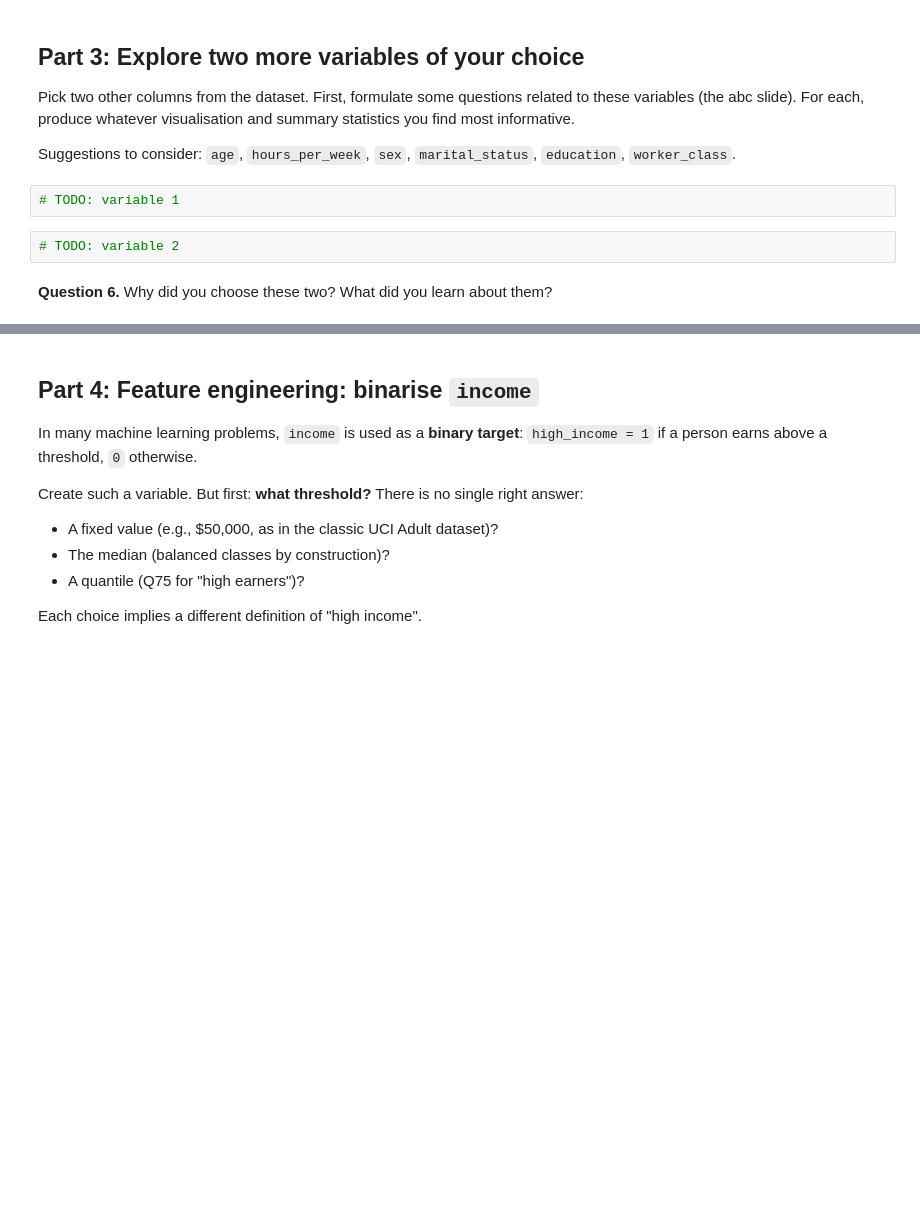
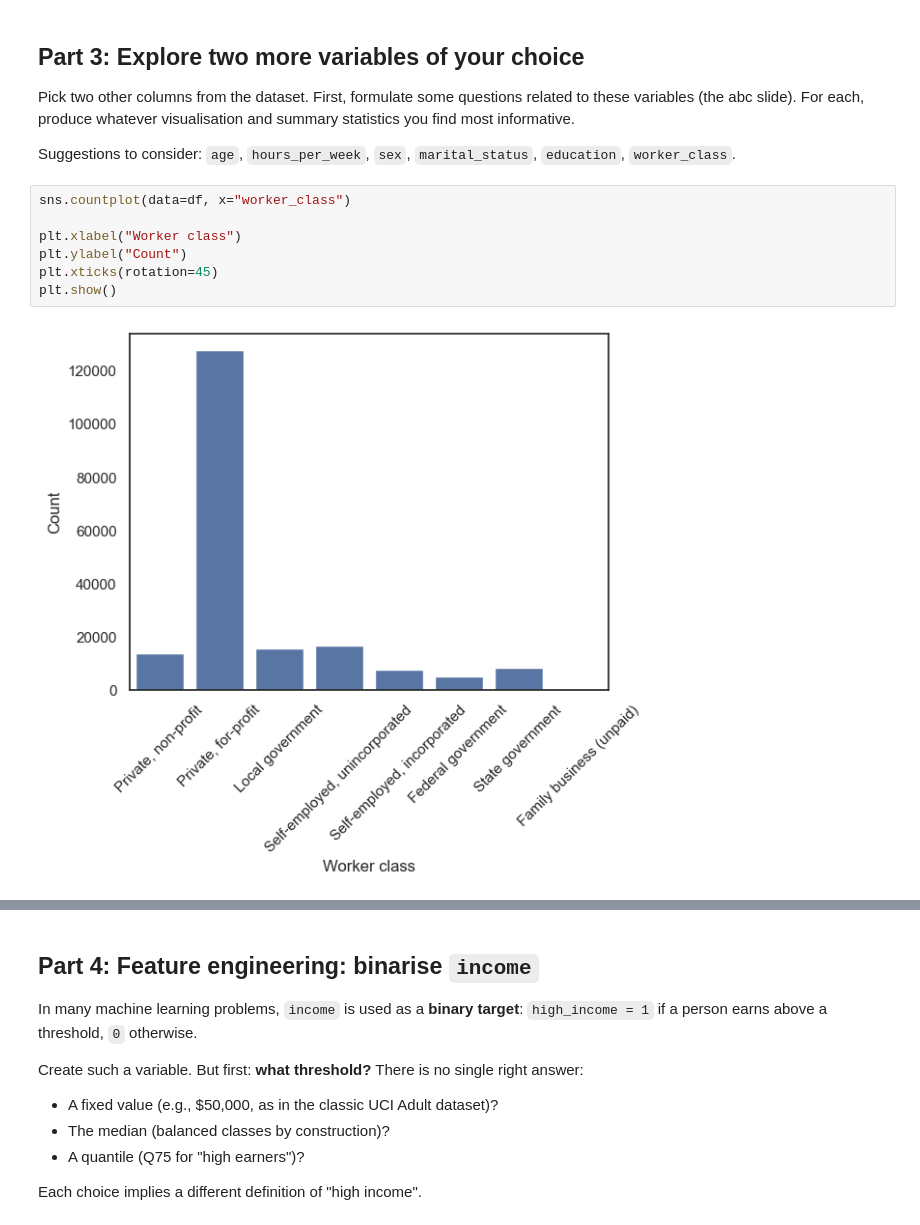
Before and after one commit to husseindakroube/TP1_IADATA701, a Jupyter notebook: tp_seance1.ipynb, the cells around one changed output, grey strips where cells are left out. Cells and saved outputs as stored; diff of their text form; blank space fills up the shorter version.

```diff
--- a/tp_seance1.ipynb
+++ b/tp_seance1.ipynb
@@ -144,9 +151,12 @@ sns.histplot(np.log10(df["income"]),bins = 50)
 Pick two other columns from the dataset. First, formulate some questions related to these variables (the abc slide). For each, produce whatever visualisation and summary statistics you find most informative.
 
 Suggestions to consider: `age`, `hours_per_week`, `sex`, `marital_status`, `education`, `worker_class`.
-# %%
-# TODO: variable 1
-# %%
-# TODO: variable 2
-# %% [markdown]
-**Question 6.** Why did you choose these two? What did you learn about them?
+# %%
+sns.countplot(data=df, x="worker_class")
+
+plt.xlabel("Worker class")
+plt.ylabel("Count")
+plt.xticks(rotation=45)
+plt.show()
+# %% [output]
+[figure, added]
```
Also changed, not shown: parts of 18 cells of this notebook, 1 other file.
